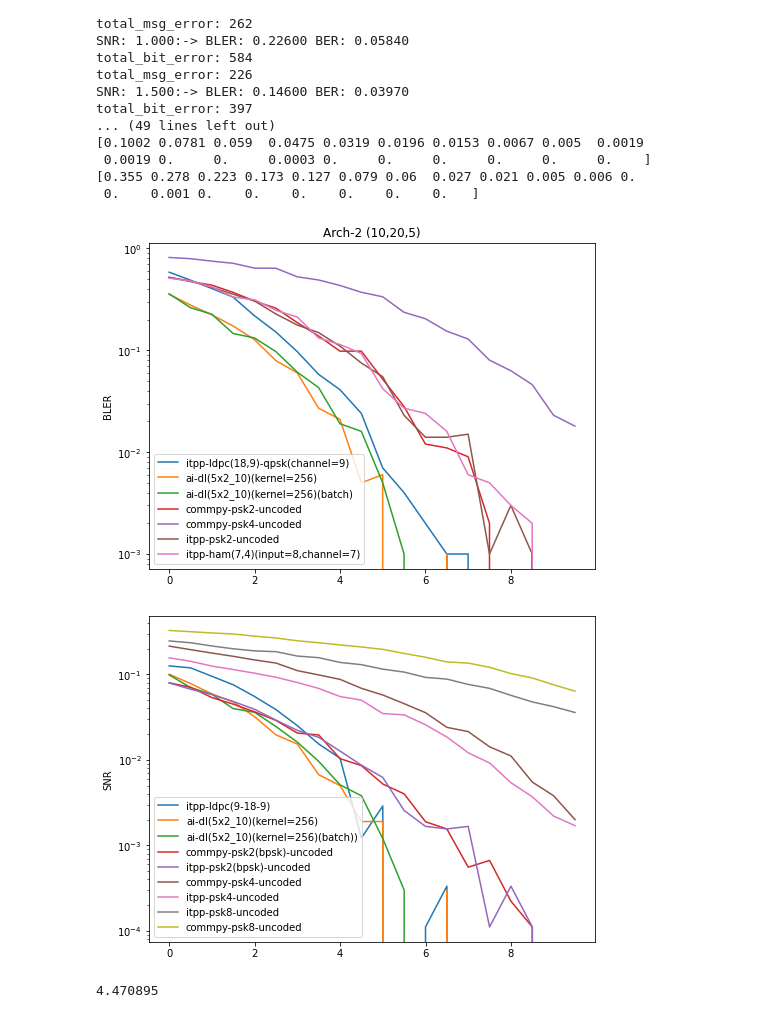
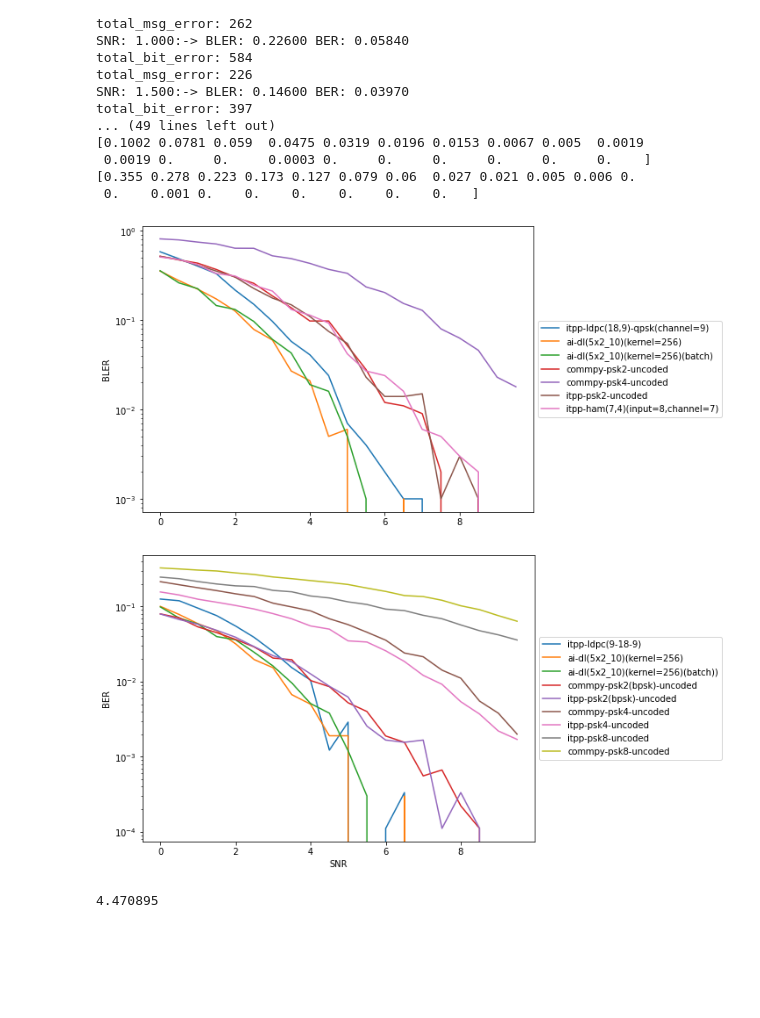
Before and after one commit to iamviji/project, a Jupyter notebook: Report/CNNAE_5x2_8_10.ipynb, the cells around one changed output. Cells and saved outputs as stored; diff of their text form; code cells hidden in the pictures; blank space fills up the shorter version.

```diff
--- a/Report/CNNAE_5x2_8_10.ipynb
+++ b/Report/CNNAE_5x2_8_10.ipynb
@@ -393,33 +393,33 @@ total_bit_error: 397
 # %%
 import matplotlib.pyplot as plt
 %matplotlib inline
 snrs = numpy.arange (SNR_BEGIN, SNR_END, SNR_STEP_SIZE)
 fig, (ax1) = plt.subplots(1,1,figsize=(8,6))
 ax1.semilogy(snrs,bler_per_iter_ldpc_itpp_psk_4,'', label="itpp-ldpc(18,9)-qpsk(channel=9)") # plot BER vs SNR
 ax1.semilogy(snrs,bler_per_iter_dl_tensor,'', label="ai-dl(5x2_10)(kernel=256)") # plot BER vs SNR
 ax1.semilogy(snrs,bler_per_iter_dl_tensor1,'', label="ai-dl(5x2_10)(kernel=256)(batch)") # plot BER vs SNR
 ax1.semilogy(snrs,bler_per_iter_uncoded_commpy_psk_2,'', label="commpy-psk2-uncoded") # plot BER vs SNR
 ax1.semilogy(snrs,bler_per_iter_uncoded_commpy_psk_4,'', label="commpy-psk4-uncoded") # plot BER vs SNR
 ax1.semilogy(snrs,bler_per_iter_uncoded_itpp_psk_2,'', label="itpp-psk2-uncoded") # plot BER vs SNR
 ax1.semilogy(snrs,bler_per_iter_ham_itpp_psk_4,'', label="itpp-ham(7,4)(input=8,channel=7)") # plot BER vs SNR
 ax1.set_ylabel('BLER')
-ax1.set_title('Arch-2 ({},{},{})'.format(input_message_length,2*input_message_length, channel_size))
+#ax1.set_title('Arch-2 ({},{},{})'.format(input_message_length,2*input_message_length, channel_size))
 #ax2.plot(snrs,times_per_iter_pyldpc,'', label="pyldpc") # plot decode timing for different SNRs
 #ax2.plot(snrs,times_per_iter_tensor,'', label="tensor") # plot decode timing for different SNRs
 #ax2.plot(snrs,times_per_iter_awgn,'', label="commpy-awgn") # plot decode timing for different SNRs
 #ax2.set_xlabel('$E_b/$N_0$')
 #ax2.set_ylabel('Decoding Time [s]')
 #ax2.annotate('Total Runtime: pyldpc:{:03.2f}s awgn:{:03.2f}s tensor:{:03.2f}s'.format(numpy.sum(times_per_iter_pyldpc),
 #            numpy.sum(times_per_iter_awgn), numpy.sum(times_per_iter_tensor)),
 #            xy=(1, 0.35), xycoords='axes fraction',
 #            xytext=(-20, 20), textcoords='offset pixels',
 #            horizontalalignment='right',
 #            verticalalignment='bottom')
 plt.savefig('ldpc_ber_{}_{}.png'.format(2*channel_size,input_message_length))
-plt.legend ()
+plt.legend(loc='center left', bbox_to_anchor=(1, 0.5))
 plt.show()
 # %% [output]
-[figure, old version]
+[figure, new version]
 # %%
 import matplotlib.pyplot as plt
 %matplotlib inline
@@ -439,13 +439,13 @@ ax1.semilogy(snrs,ber_per_iter_uncoded_commpy_psk_8,'', label="commpy-psk8-uncod
 #ax1.semilogy(snrs,PSK_4_BER_theory[0:20],'', label="psk4-theory") # plot BER vs SNR
 #ax1.semilogy(snrs,PSK_8_BER_theory[0:20],'', label="psk8-theory") # plot BER vs SNR
 ax1.set_ylabel('BER')
-ax1.set_ylabel('SNR')
+ax1.set_xlabel('SNR')
 #ax1.set_title('Arch-2 ({},{},{})'.format(input_message_length,2*input_message_length, channel_size))
 plt.savefig('ldpc_ber_{}_{}.png'.format(2*channel_size,input_message_length))
-plt.legend ()
+plt.legend(loc='center left', bbox_to_anchor=(1, 0.5))
 plt.show()
 # %% [output]
-[figure, old version]
+[figure, new version]
 # %%
 encoded_message = encoder.predict(training_input_message_one_hot)
 x = numpy.sqrt(numpy.sum (numpy.square(encoded_message), axis=1))
```
Also changed, not shown: parts of 3 cells of this notebook.
